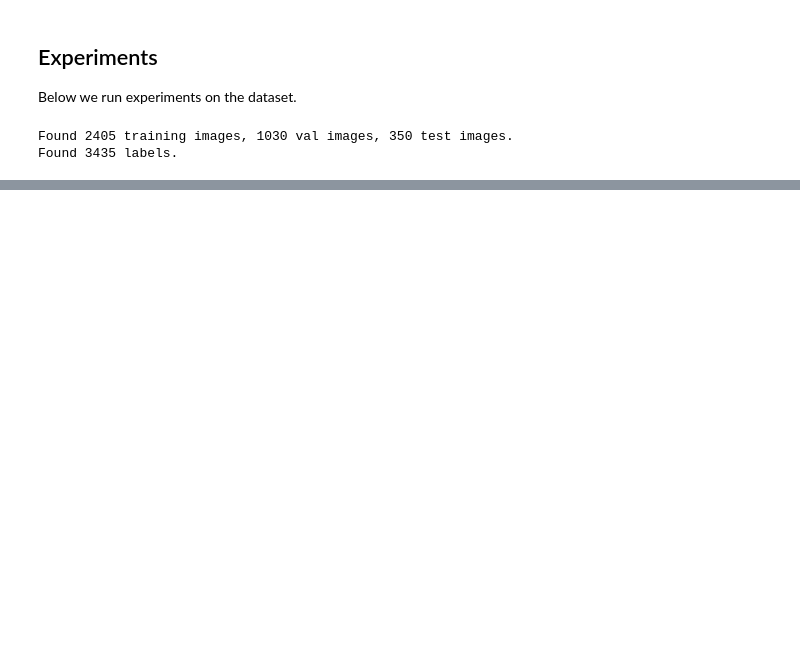
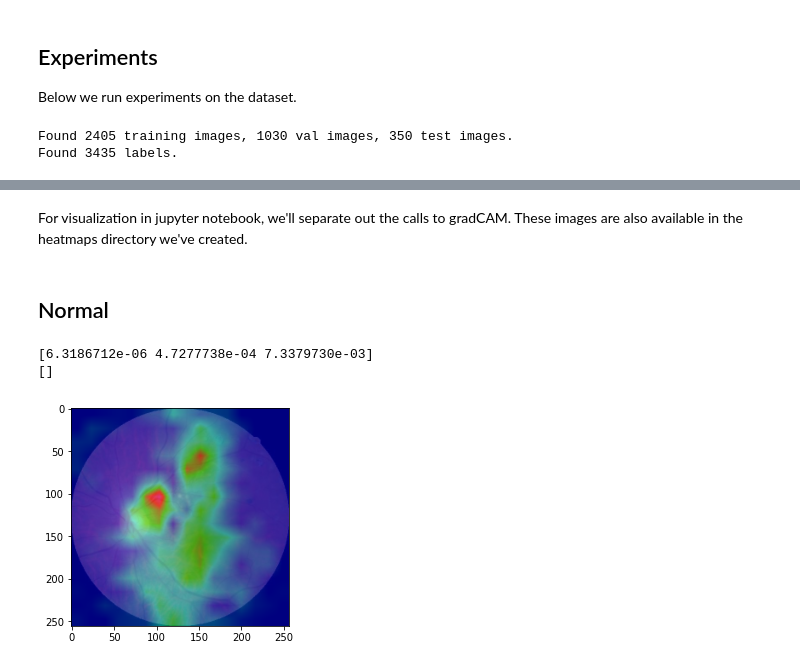
Before and after one commit to kostaleonard/4bai-coursework, a Jupyter notebook: Midterm/ML_for_Computer_Vision.ipynb, the cells around one changed output, grey strips where cells are left out. Saved outputs shown, nothing was run; the diff lists cells and outputs as text; code cells hidden in the pictures; blank space fills up the shorter version.

```diff
--- a/Midterm/ML_for_Computer_Vision.ipynb
+++ b/Midterm/ML_for_Computer_Vision.ipynb
@@ -475,0 +870,10 @@ NameError: name 'get_model' is not defined
+# %% [markdown]
+For visualization in jupyter notebook, we'll separate out the calls to gradCAM. These images are also available in the heatmaps directory we've created.
+# %% [markdown]
+## Normal
+# %%
+gradCAM(model, os.path.join(train_image_dir, partition[TRAIN_KEY][0]))
+# %% [output]
+[6.3186712e-06 4.7277738e-04 7.3379730e-03]
+[]
+[figure, added]
```
Also changed, not shown: parts of 62 cells of this notebook.
